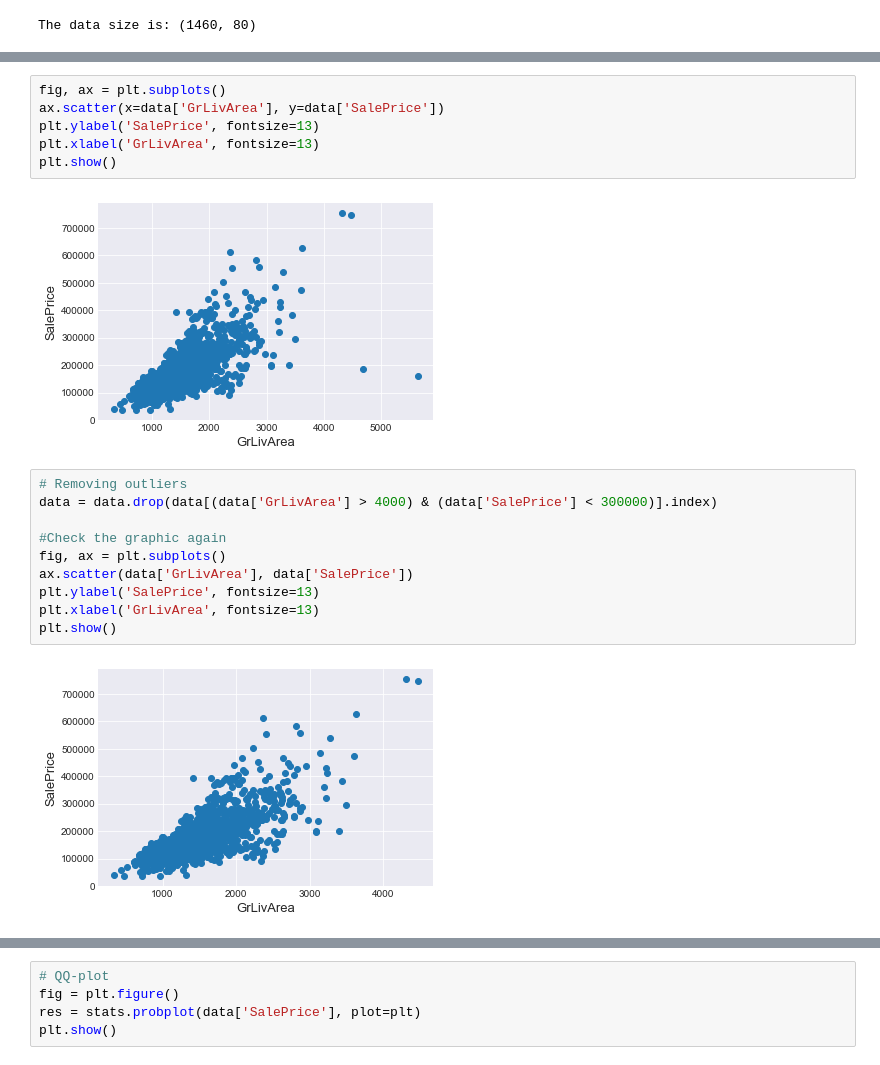
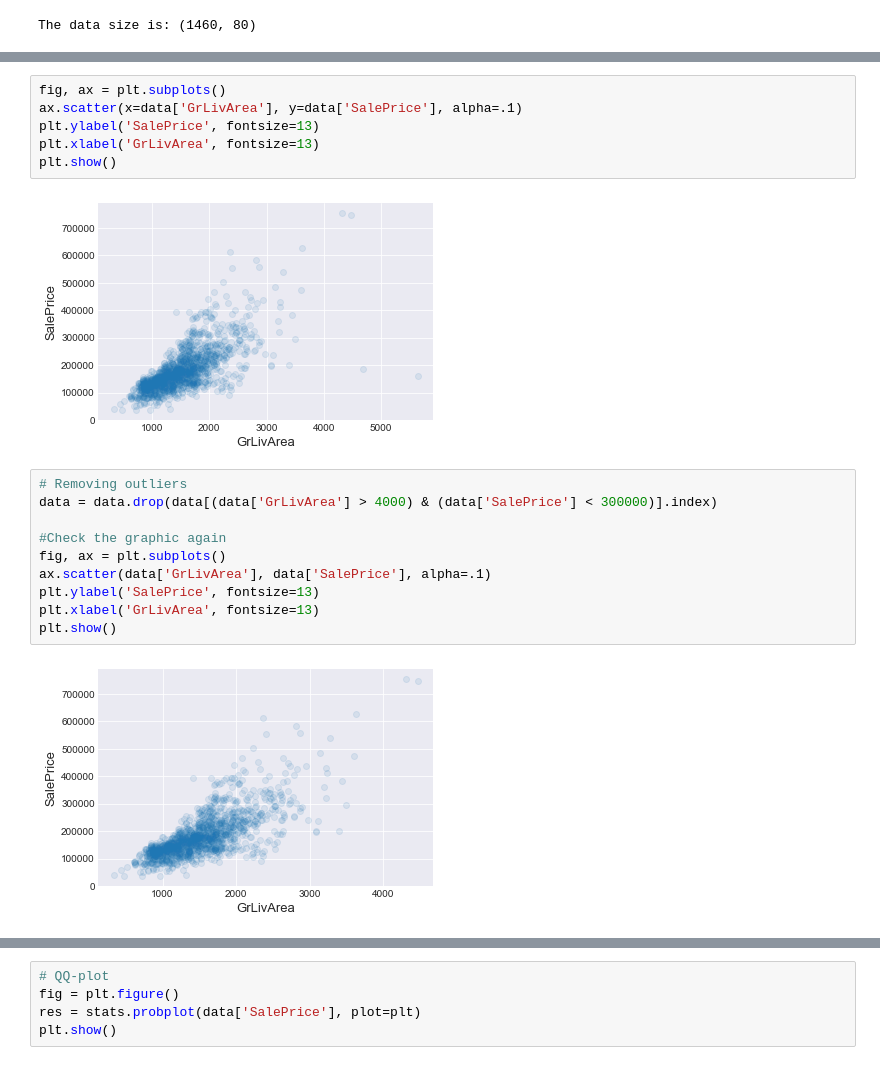
Before and after one commit to vincefav/housing-prices-advanced-regression, a Jupyter notebook: Housing_advanced_regression.ipynb, the cells around one changed output, grey strips where cells are left out. Cells and saved outputs as stored; diff of their text form.

```diff
--- a/Housing_advanced_regression.ipynb
+++ b/Housing_advanced_regression.ipynb
@@ -26,23 +41,23 @@ The data size is: (1460, 80)
 # %%
 fig, ax = plt.subplots()
-ax.scatter(x=data['GrLivArea'], y=data['SalePrice'])
+ax.scatter(x=data['GrLivArea'], y=data['SalePrice'], alpha=.1)
 plt.ylabel('SalePrice', fontsize=13)
 plt.xlabel('GrLivArea', fontsize=13)
 plt.show()
 # %% [output]
-[figure, old version]
+[figure, new version]
 # %%
 # Removing outliers
 data = data.drop(data[(data['GrLivArea'] > 4000) & (data['SalePrice'] < 300000)].index)
 
 #Check the graphic again
 fig, ax = plt.subplots()
-ax.scatter(data['GrLivArea'], data['SalePrice'])
+ax.scatter(data['GrLivArea'], data['SalePrice'], alpha=.1)
 plt.ylabel('SalePrice', fontsize=13)
 plt.xlabel('GrLivArea', fontsize=13)
 plt.show()
 # %% [output]
-[figure, old version]
+[figure, new version]
 # %%
 # from scipy.stats import norm, skew
 sns.distplot(data['SalePrice'] , fit=norm)
```
Also changed, not shown: parts of 17 cells of this notebook.
